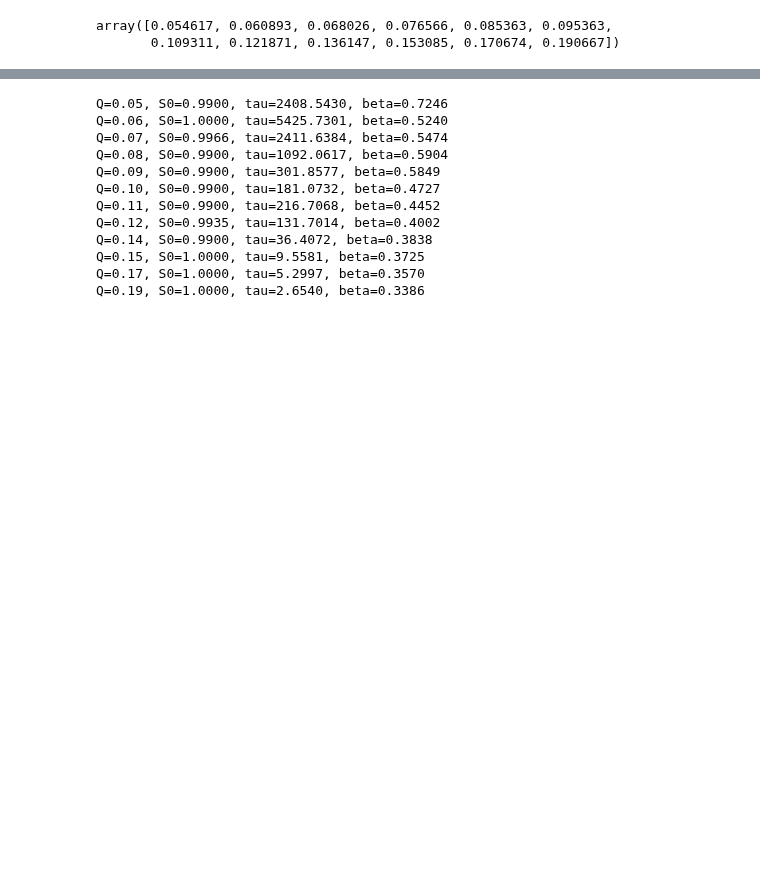
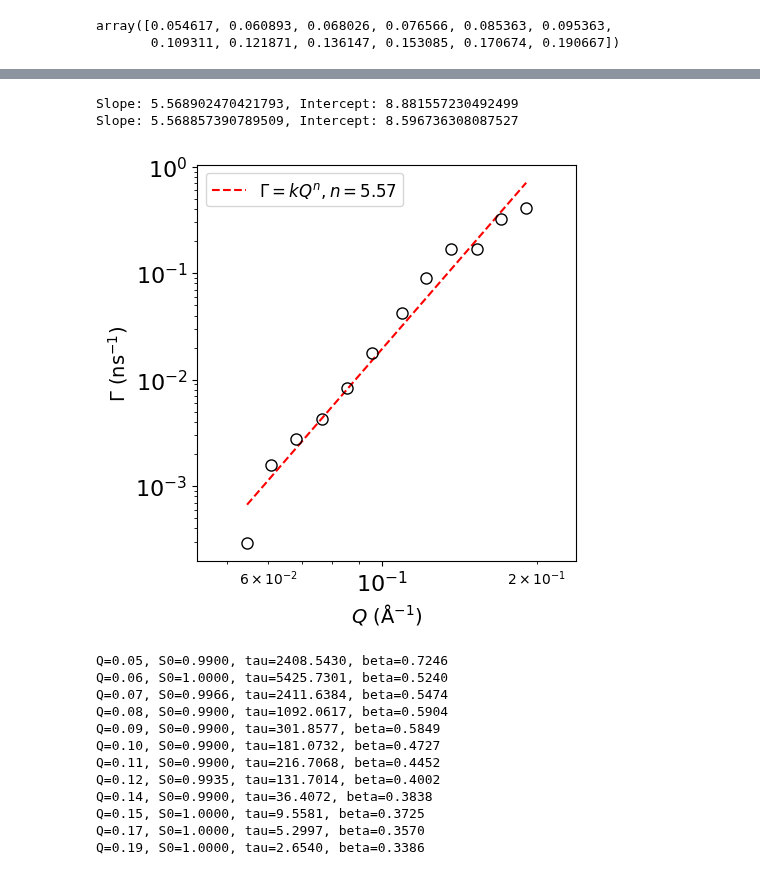
Before and after one commit to ch-tung/MLSR, a Jupyter notebook: spinecho/test_SNSNSE_PEO.ipynb, the cells around one changed output, grey strips where cells are left out. Drawn from its saved outputs; the diff is of its cells as text; code cells hidden in the pictures; blank space fills up the shorter version.

```diff
--- a/spinecho/test_SNSNSE_PEO.ipynb
+++ b/spinecho/test_SNSNSE_PEO.ipynb
@@ -321,3 +353,51 @@ Q=0.19, S0=1.0000, tau=2.6540, beta=0.3386
+# %%
+from scipy.optimize import curve_fit
+
+fig = plt.figure(figsize=(5, 5))
+ax = fig.add_subplot(111)
+
+# Define a linear function for fitting in log-log space
+def linear_func(log_q, slope, intercept):
+    return slope * log_q + intercept
+
+# Perform the fit
+log_q = np.log(q_list)
+log_Gamma = np.log(Gamma_list)
+popt, _ = curve_fit(linear_func, log_q, log_Gamma)
+
+# Extract the slope and intercept
+slope, intercept = popt
+print(f"Slope: {slope}, Intercept: {intercept}")
+
+log_Gamma_integral = np.log(Gamma_integral_list)
+popt, _ = curve_fit(linear_func, log_q, log_Gamma_integral)
+
+# Extract the slope and intercept
+slope_integral, intercept_integral = popt
+print(f"Slope: {slope_integral}, Intercept: {intercept_integral}")
+
+# Plot the fitted line
+q_fine = np.logspace(np.log10(q_list[0]), np.log10(q_list[-1]), 100)
+Gamma_fitted = np.exp(linear_func(np.log(q_fine), slope, intercept))
+Gamma_integral_fitted = np.exp(linear_func(np.log(q_fine), slope_integral, intercept_integral))
+
+ax.plot(q_fine, Gamma_fitted, 'r--', label=f'$\Gamma=kQ^n, n={slope:.2f}$')
+# ax.plot(q_fine, Gamma_integral_fitted, 'b--', label=rf'$\Gamma_=kQ^n, n={slope_integral:.2f}$')
+ax.legend(fontsize=12)
+
+ax.plot(q_list, Gamma_list, 'ko', fillstyle='none', markersize=8)
+# ax.plot(q_list, Gamma_integral_list, 'ks', fillstyle='none', markersize=8)
+ax.set_xscale('log')
+ax.set_yscale('log')
+ax.set_xlim((q_list[0]/1.25, q_list[-1]*1.25))
+ax.set_xlabel(r'$Q$ ($\mathrm{\AA}^{-1}$)', fontsize=14)
+ax.set_ylabel(r'$\Gamma$ (ns$^{-1}$)', fontsize=14)
+ax.tick_params(axis='both', which='major', labelsize=16)
+plt.tight_layout()
+# %% [output]
+Slope: 5.568902470421793, Intercept: 8.881557230492499
+Slope: 5.568857390789509, Intercept: 8.596736308087527
+[figure, added]
 # %%
 from scipy.optimize import curve_fit
 import matplotlib.cm as cm  # Import cm from matplotlib
```
Also changed, not shown: parts of 1 cell of this notebook.
